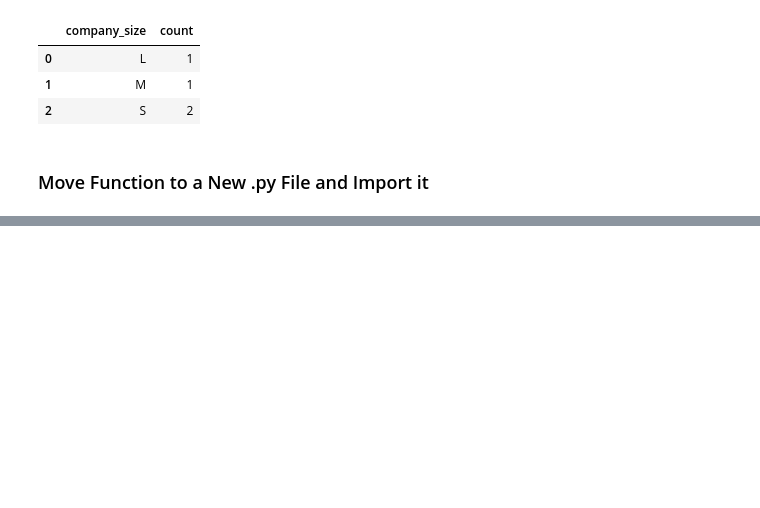
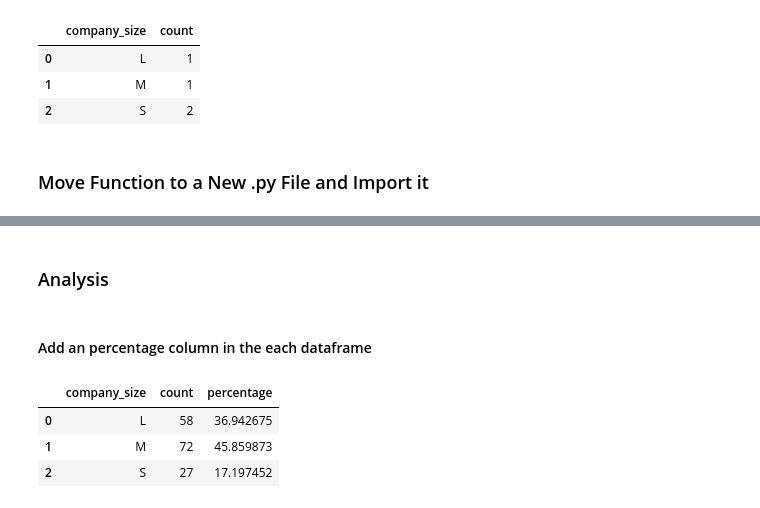
Before and after one commit to ubco-W2022T2-data301/project-group-group07, a Jupyter notebook: analysis/analysis1.ipynb, the cells around one changed output, grey strips where cells are left out. Drawn from its saved outputs; the diff is of its cells as text; code cells hidden in the pictures; blank space fills up the shorter version.

```diff
--- a/analysis/analysis1.ipynb
+++ b/analysis/analysis1.ipynb
@@ -637,0 +647,12 @@ ImportError: attempted relative import with no known parent package
+# %% [markdown]
+### Analysis
+# %% [markdown]
+#### Add an percentage column in the each dataframe
+# %%
+dfEurope["percentage"] = dfEurope["count"] / sum(dfEurope["count"]) * 100
+dfEurope
+# %% [output]
+|  | company_size | count | percentage |
+| 0 | L | 58 | 36.942675 |
+| 1 | M | 72 | 45.859873 |
+| 2 | S | 27 | 17.197452 |
```
Also changed, not shown: parts of 12 cells of this notebook, 1 other file.
